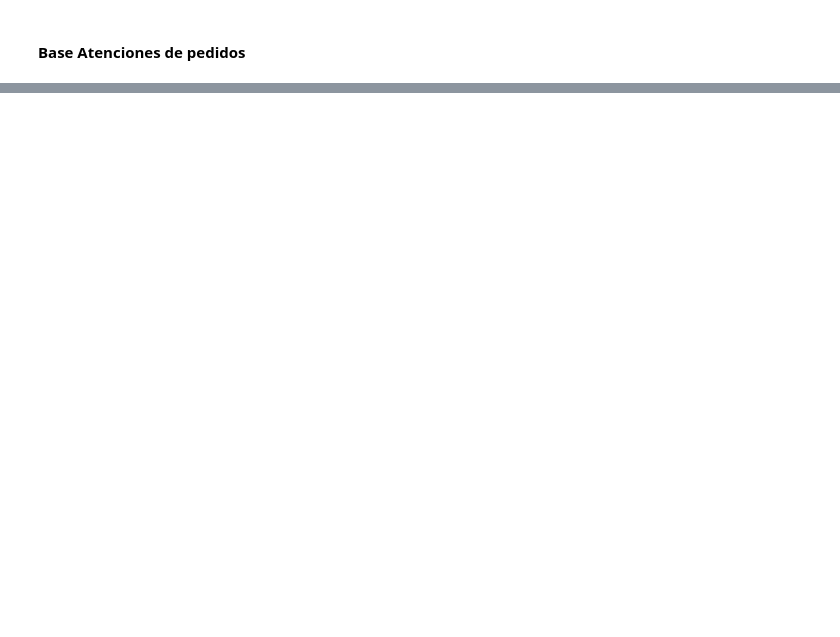
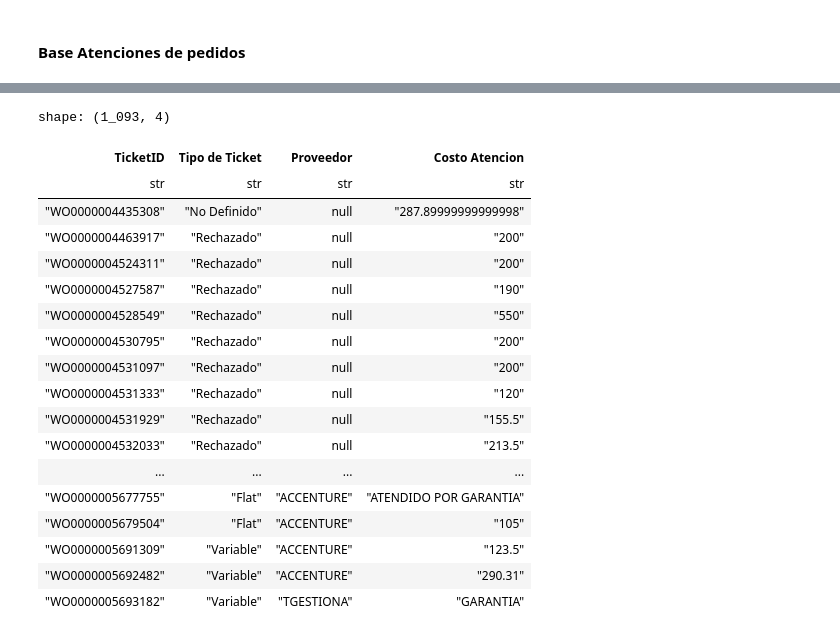
Before and after one commit to omarayrton/Primer-Entregable-ETL, a Jupyter notebook: primera_entrega.ipynb, the cells around one changed output, grey strips where cells are left out. Saved outputs shown, nothing was run; the diff lists cells and outputs as text; code cells hidden in the pictures; blank space fills up the shorter version.

```diff
--- a/primera_entrega.ipynb
+++ b/primera_entrega.ipynb
@@ -248,0 +288,33 @@ FileNotFoundError: Gestion de Atenciones2/Materiales/Atenciones/Atenciones Norte
+# %%
+atenciones = atenciones.select(
+    pl.col("TicketID"),
+    "Tipo de Ticket", "Proveedor",
+    pl.col("Costo Atencion").str.strip_chars()
+    .str.to_uppercase()
+    .str.replace_many(['COSTO CERO','SIN COSTO'],"0")
+
+)
+# %%
+atenciones.filter(
+    ~pl.col("Costo Atencion").is_null()
+)
+# %% [output]
+shape: (1_093, 4)
+| TicketID | Tipo de Ticket | Proveedor | Costo Atencion |
+| str | str | str | str |
+| "WO0000004435308" | "No Definido" | null | "287.89999999999998" |
+| "WO0000004463917" | "Rechazado" | null | "200" |
+| "WO0000004524311" | "Rechazado" | null | "200" |
+| "WO0000004527587" | "Rechazado" | null | "190" |
+| "WO0000004528549" | "Rechazado" | null | "550" |
+| "WO0000004530795" | "Rechazado" | null | "200" |
+| "WO0000004531097" | "Rechazado" | null | "200" |
+| "WO0000004531333" | "Rechazado" | null | "120" |
+| "WO0000004531929" | "Rechazado" | null | "155.5" |
+| "WO0000004532033" | "Rechazado" | null | "213.5" |
+| ... | ... | ... | ... |
+| "WO0000005677755" | "Flat" | "ACCENTURE" | "ATENDIDO POR GARANTIA" |
+| "WO0000005679504" | "Flat" | "ACCENTURE" | "105" |
+| "WO0000005691309" | "Variable" | "ACCENTURE" | "123.5" |
+| "WO0000005692482" | "Variable" | "ACCENTURE" | "290.31" |
+| "WO0000005693182" | "Variable" | "TGESTIONA" | "GARANTIA" |
```
Also changed, not shown: parts of 11 cells of this notebook.
